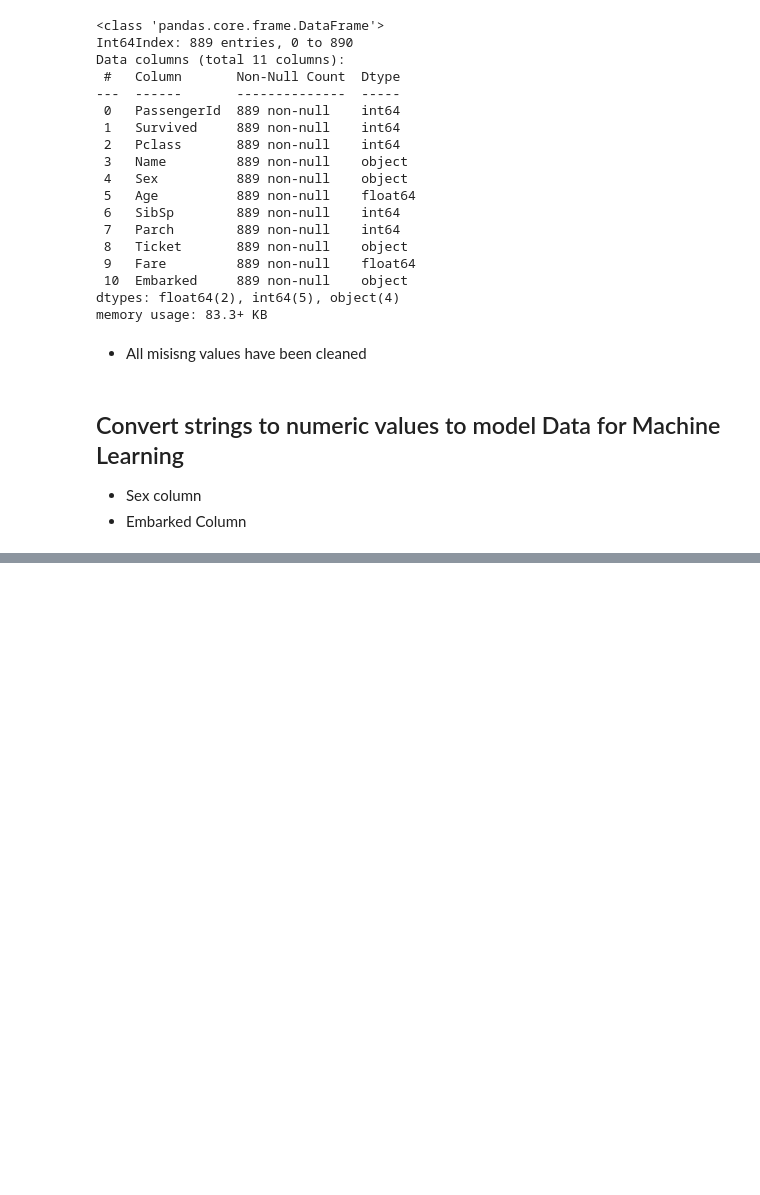
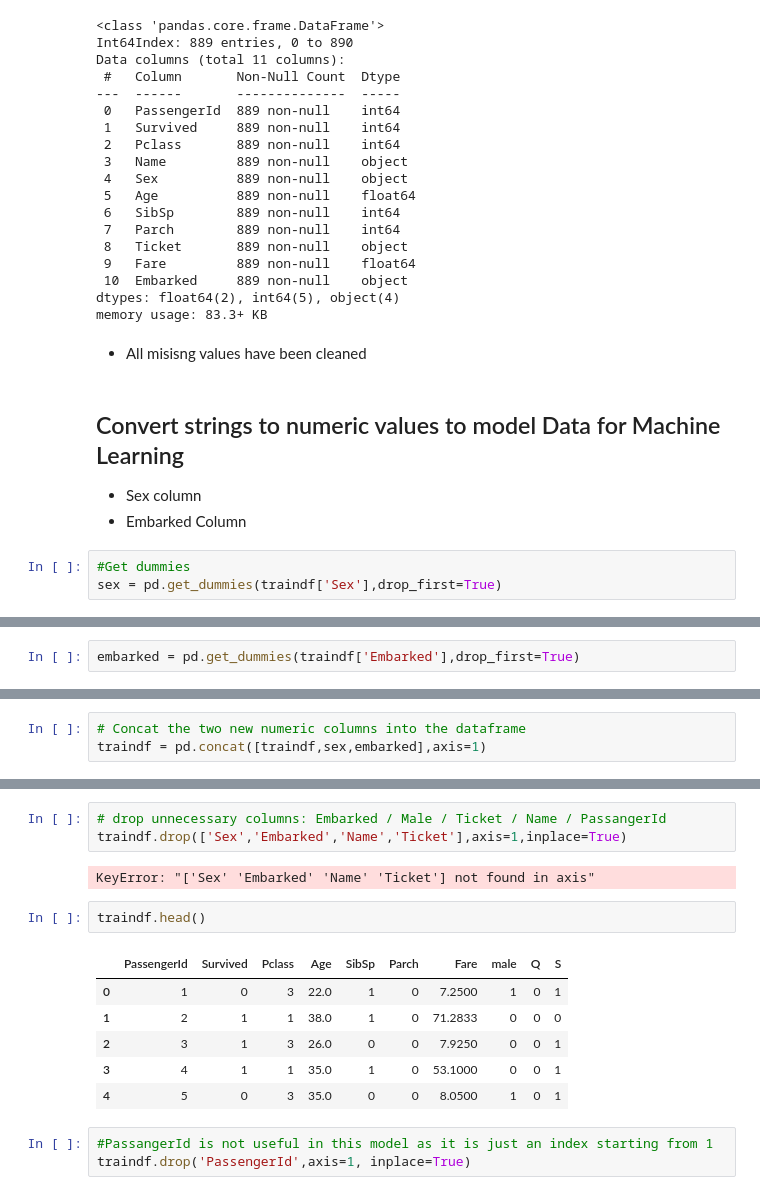
Before and after one commit to HunterKane/TItanic---Kaggle-ML-Competition, a Jupyter notebook: Titanic Kaggle Competition .ipynb, the cells around one changed output, grey strips where cells are left out. Drawn from its saved outputs; the diff is of its cells as text; blank space fills up the shorter version.

```diff
--- a/Titanic Kaggle Competition .ipynb
+++ b/Titanic Kaggle Competition .ipynb
@@ -390,3 +392,6 @@ memory usage: 83.3+ KB
 
 - Sex column
 - Embarked Column
+# %%
+#Get dummies
+sex = pd.get_dummies(traindf['Sex'],drop_first=True)
@@ -392,0 +407,2 @@ memory usage: 83.3+ KB
+# %%
+embarked = pd.get_dummies(traindf['Embarked'],drop_first=True)
@@ -392,0 +418,3 @@ memory usage: 83.3+ KB
+# %%
+# Concat the two new numeric columns into the dataframe
+traindf = pd.concat([traindf,sex,embarked],axis=1)
@@ -392,0 +430,17 @@ memory usage: 83.3+ KB
+# %%
+# drop unnecessary columns: Embarked / Male / Ticket / Name / PassangerId
+traindf.drop(['Sex','Embarked','Name','Ticket'],axis=1,inplace=True)
+# %% [output]
+KeyError: "['Sex' 'Embarked' 'Name' 'Ticket'] not found in axis"
+# %%
+traindf.head()
+# %% [output]
+|  | PassengerId | Survived | Pclass | Age | SibSp | Parch | Fare | male | Q | S |
+| 0 | 1 | 0 | 3 | 22.0 | 1 | 0 | 7.2500 | 1 | 0 | 1 |
+| 1 | 2 | 1 | 1 | 38.0 | 1 | 0 | 71.2833 | 0 | 0 | 0 |
+| 2 | 3 | 1 | 3 | 26.0 | 0 | 0 | 7.9250 | 0 | 0 | 1 |
+| 3 | 4 | 1 | 1 | 35.0 | 1 | 0 | 53.1000 | 0 | 0 | 1 |
+| 4 | 5 | 0 | 3 | 35.0 | 0 | 0 | 8.0500 | 1 | 0 | 1 |
+# %%
+#PassangerId is not useful in this model as it is just an index starting from 1
+traindf.drop('PassengerId',axis=1, inplace=True)
```
Also changed, not shown: parts of 13 cells of this notebook.
